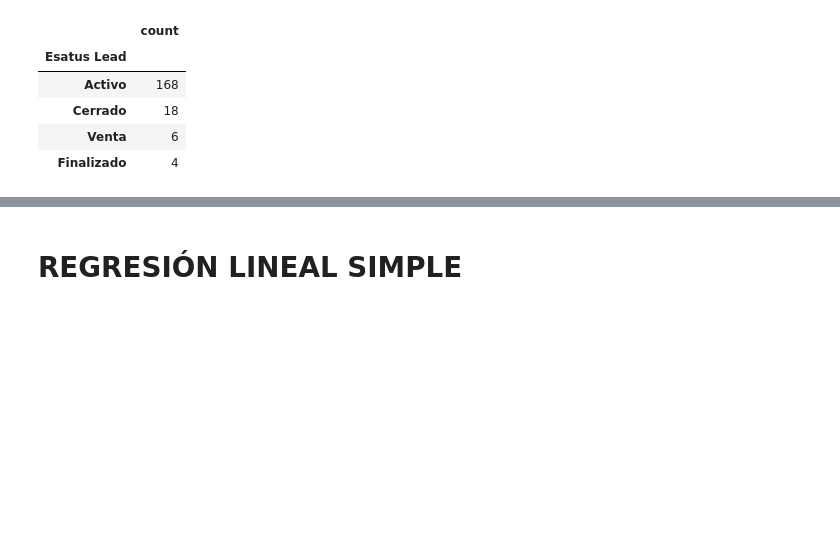
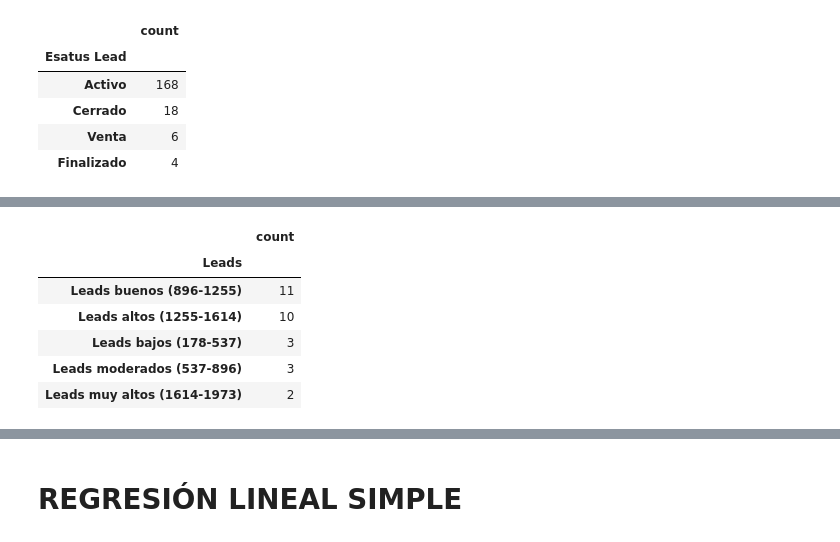
Before and after one commit to Andyr3516/Evidencia, a Jupyter notebook: evidencia_I_A01738223.ipynb, the cells around one changed output, grey strips where cells are left out. Drawn from its saved outputs; the diff is of its cells as text; code cells hidden in the pictures; blank space fills up the shorter version.

```diff
--- a/evidencia_I_A01738223.ipynb
+++ b/evidencia_I_A01738223.ipynb
@@ -585,0 +786,12 @@ Filtro2_index.plot(kind='area', figsize=(10,4),alpha = 1, color= "#BCDE99", titl
+# %%
+# Ajusto el indice de mi dataframe
+Tabla_freq_i = Tabla_freq.set_index('Leads')
+Tabla_freq_i
+# %% [output]
+|  | count |
+| Leads |  |
+| Leads buenos (896-1255) | 11 |
+| Leads altos (1255-1614) | 10 |
+| Leads bajos (178-537) | 3 |
+| Leads moderados (537-896) | 3 |
+| Leads muy altos (1614-1973) | 2 |
```
Also changed, not shown: parts of 27 cells of this notebook.
